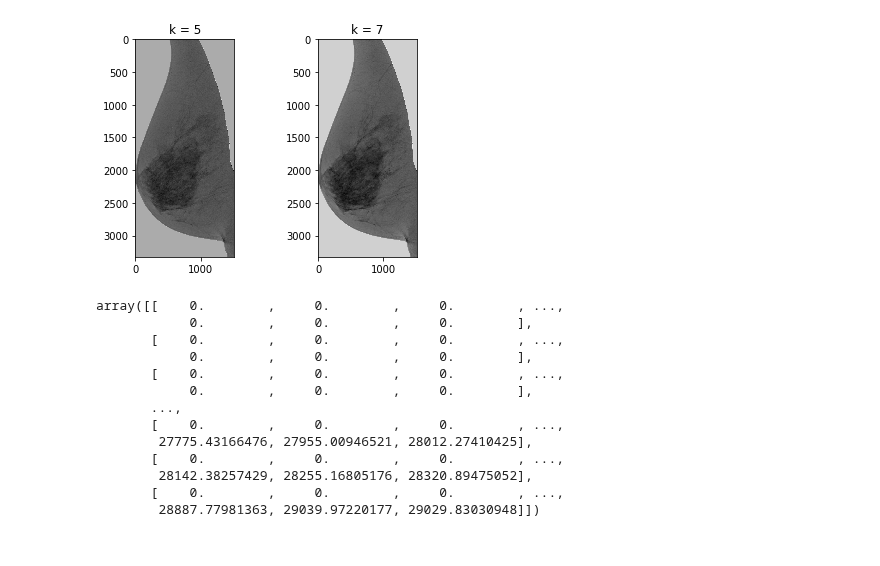
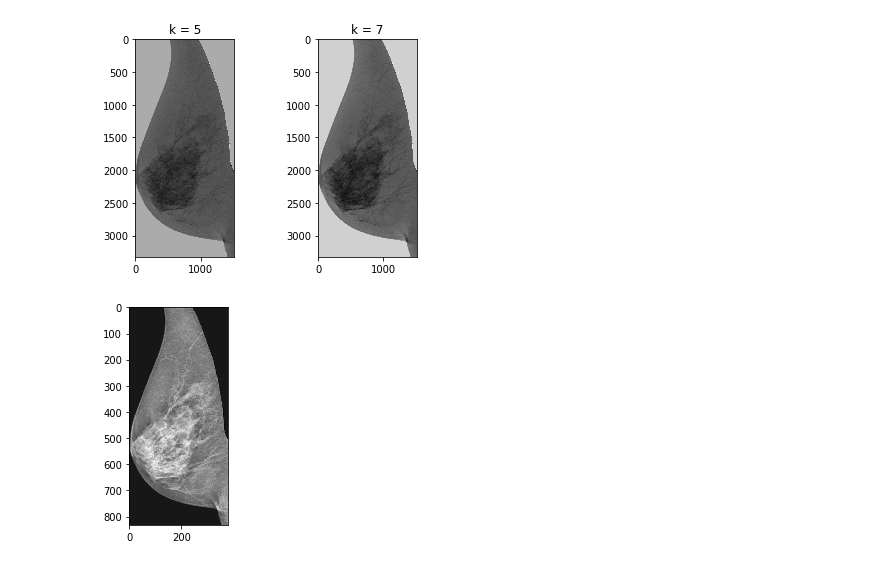
Before and after one commit to OlehKSS/IMMAS, a Jupyter notebook: examples/PreProcessingTests.ipynb, the cells around one changed output. Saved outputs shown, nothing was run; the diff lists cells and outputs as text; code cells hidden in the pictures.

```diff
--- a/examples/PreProcessingTests.ipynb
+++ b/examples/PreProcessingTests.ipynb
@@ -130,16 +126,14 @@ img = preprocessing.resize(mm.image_data)
-# %%
-preprocessing.waveletTransform(mm.image_data)
-# %% [output]
-array([[    0.        ,     0.        ,     0.        , ...,
-            0.        ,     0.        ,     0.        ],
-       [    0.        ,     0.        ,     0.        , ...,
-            0.        ,     0.        ,     0.        ],
-       [    0.        ,     0.        ,     0.        , ...,
-            0.        ,     0.        ,     0.        ],
-       ...,
-       [    0.        ,     0.        ,     0.        , ...,
-        27775.43166476, 27955.00946521, 28012.27410425],
-       [    0.        ,     0.        ,     0.        , ...,
-        28142.38257429, 28255.16805176, 28320.89475052],
-       [    0.        ,     0.        ,     0.        , ...,
-        28887.77981363, 29039.97220177, 29029.83030948]])
+# %%
+import cv2
+from immas import preprocessing
+img = preprocessing.resize(mm.image_data)
+
+CLAHE_CLIP = 10.0
+clahe = cv2.createCLAHE( CLAHE_CLIP , tileGridSize=(8,8))
+enhanced = clahe.apply(img)
+
+img_wavelet = preprocessing.waveletTransform(enhanced)
+plt.imshow(img_wavelet, interpolation="nearest", cmap=plt.cm.gray)
+plt.show()
+# %% [output]
+[figure, added]
```
Also changed, not shown: parts of 2 cells of this notebook, 3 other files.
